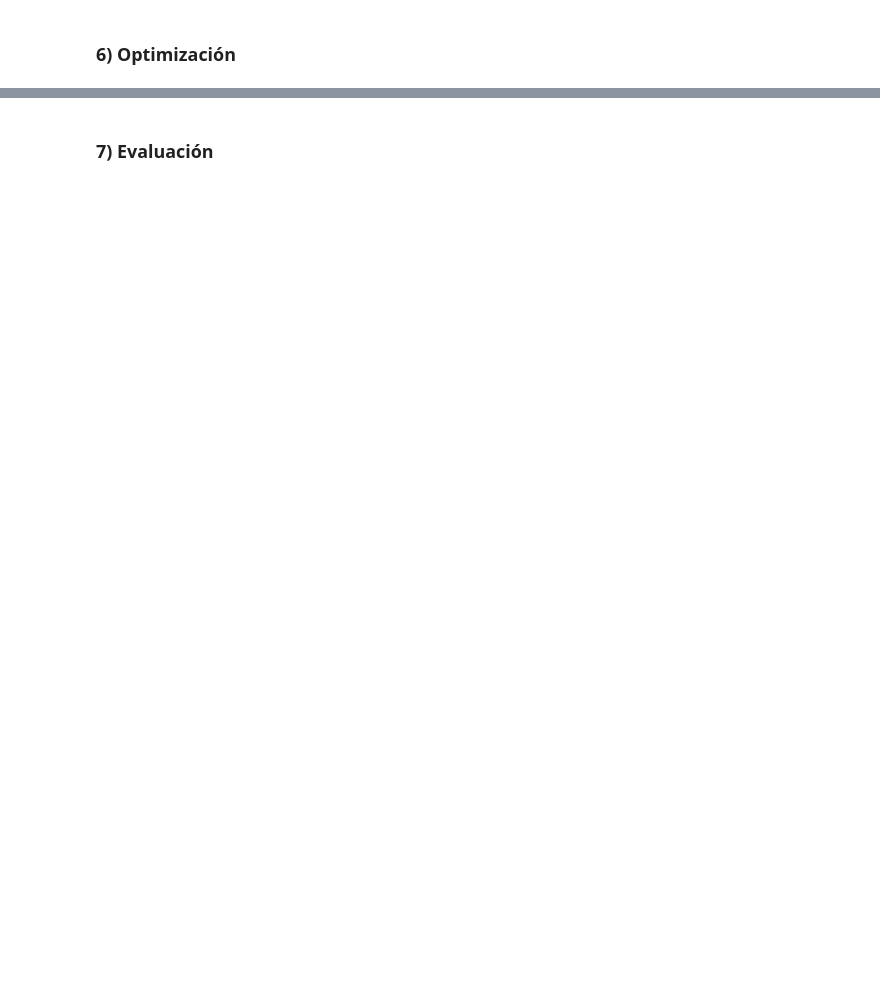
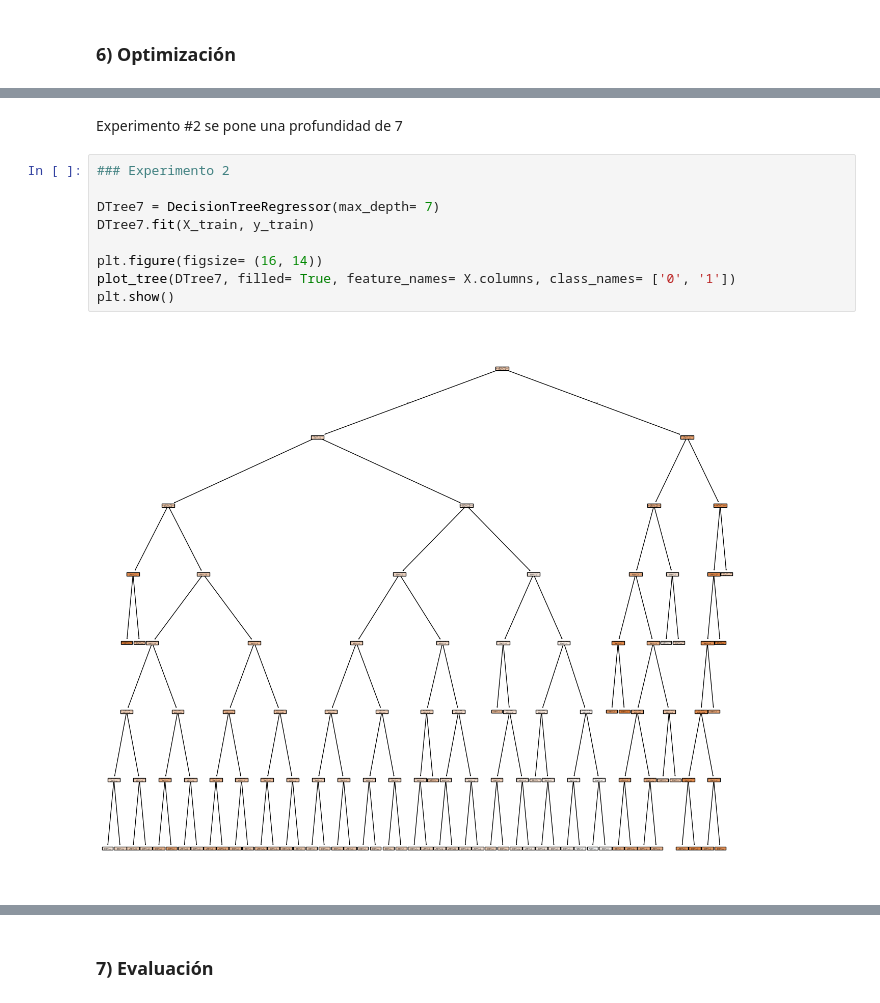
Before and after one commit to LailaBulh/Programacion---Claas-Files, a Jupyter notebook: practica25_263166.ipynb, the cells around one changed output, grey strips where cells are left out. Saved outputs shown, nothing was run; the diff lists cells and outputs as text; blank space fills up the shorter version.

```diff
--- a/practica25_263166.ipynb
+++ b/practica25_263166.ipynb
@@ -163,0 +190,13 @@ plt.show()
+# %% [markdown]
+Experimento #2 se pone una profundidad de 7
+# %%
+### Experimento 2
+
+DTree7 = DecisionTreeRegressor(max_depth= 7)
+DTree7.fit(X_train, y_train)
+
+plt.figure(figsize= (16, 14))
+plot_tree(DTree7, filled= True, feature_names= X.columns, class_names= ['0', '1'])
+plt.show()
+# %% [output]
+[figure, added]
```
Also changed, not shown: parts of 9 cells of this notebook.
